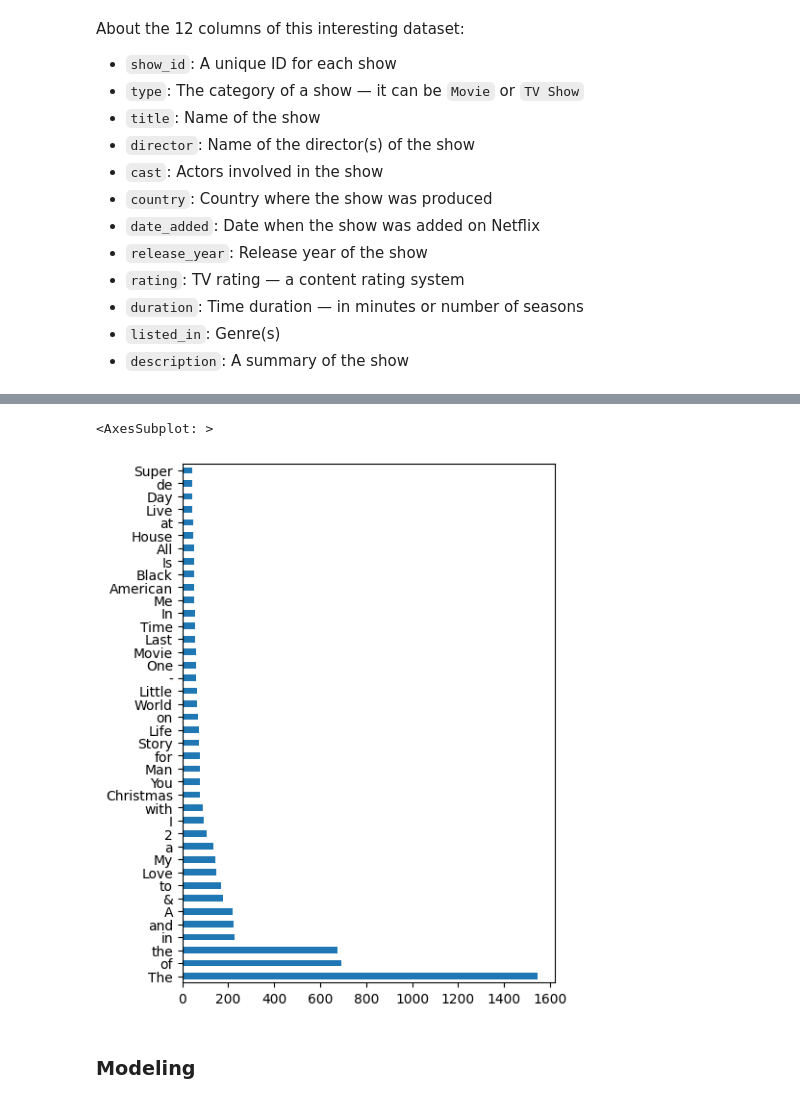
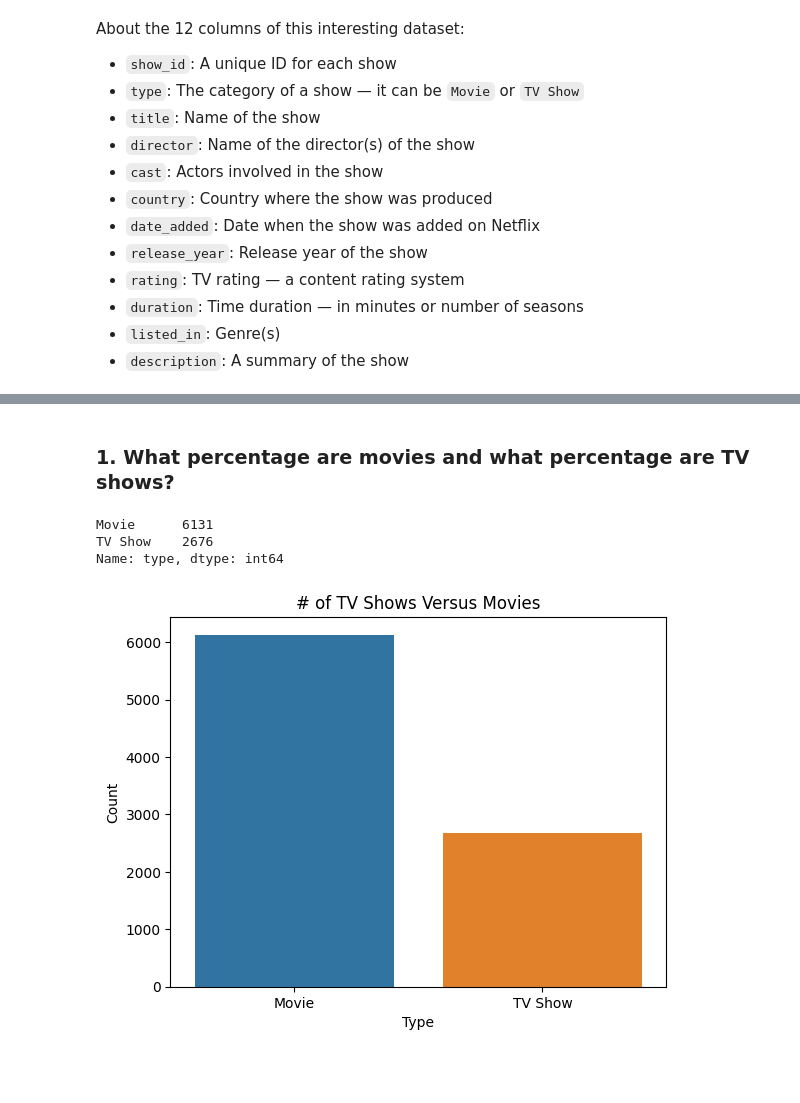
Before and after one commit to sheikhartin/notebooks-everywhere, a Jupyter notebook: Netflix_Movies_and_TV_Shows_EDA.ipynb, the cells around one changed output, grey strips where cells are left out. Drawn from its saved outputs; the diff is of its cells as text; code cells hidden in the pictures; blank space fills up the shorter version.

```diff
--- a/Netflix_Movies_and_TV_Shows_EDA.ipynb
+++ b/Netflix_Movies_and_TV_Shows_EDA.ipynb
@@ -139,11 +168,17 @@ df['listed_in'].str.split(', ') \
-# %%
-df['title'].str.split() \
-  .explode() \
-  .value_counts() \
-  .head(40) \
-  .plot(kind='barh', figsize=(5, 7))
-# %% [output]
-<AxesSubplot: >
-[figure, removed]
-# %% [markdown]
-### Modeling
+# %% [markdown]
+### 1. What percentage are movies and what percentage are TV shows?
+# %%
+content_types = df['type'].value_counts()
+content_types
+# %% [output]
+Movie      6131
+TV Show    2676
+Name: type, dtype: int64
+# %%
+sns.barplot(x=content_types.index, y=content_types.values)  # Also you can use `sns.countplot`
+plt.xlabel('Type')
+plt.ylabel('Count')
+plt.title('# of TV Shows Versus Movies')
+plt.show()
+# %% [output]
+[figure, added]
```
Also changed, not shown: parts of 49 cells of this notebook, 1 other file.
